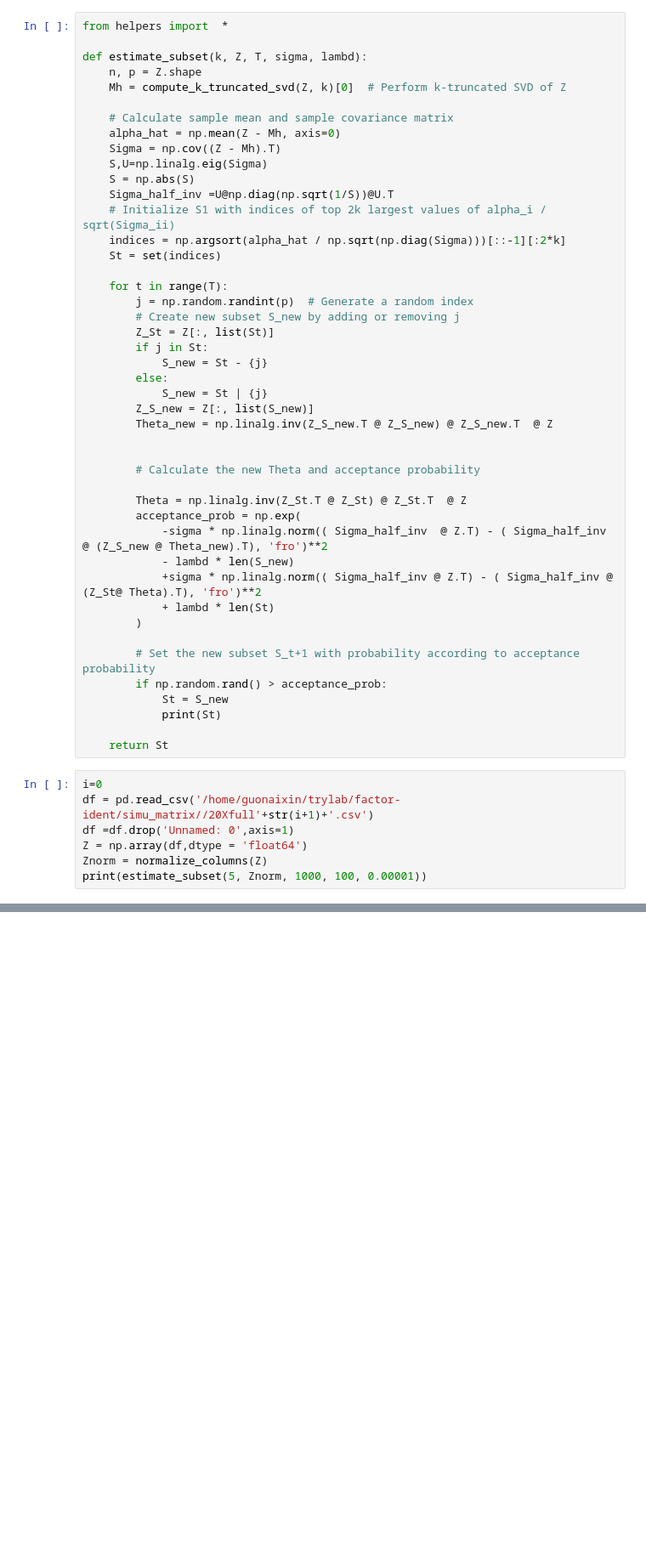
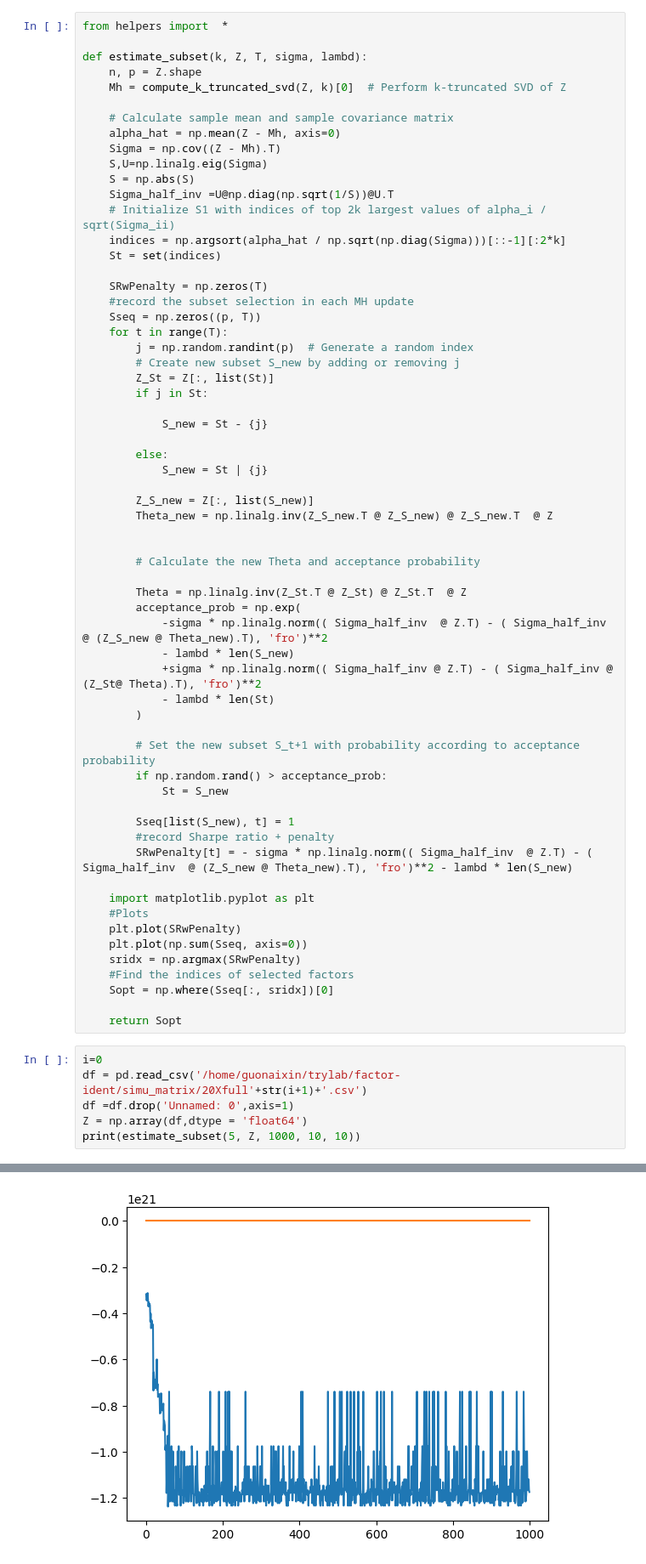
Before and after one commit to aaamini/factor-ident, a Jupyter notebook: m-h.ipynb, the cells around one changed output, grey strips where cells are left out. Shown: that part at 85% size. Drawn from its saved outputs; the diff is of its cells as text; blank space fills up the shorter version.

```diff
--- a/m-h.ipynb
+++ b/m-h.ipynb
@@ -82,14 +82,20 @@ def estimate_subset(k, Z, T, sigma, lambd):
     indices = np.argsort(alpha_hat / np.sqrt(np.diag(Sigma)))[::-1][:2*k]
     St = set(indices)
 
+    SRwPenalty = np.zeros(T)
+    #record the subset selection in each MH update
+    Sseq = np.zeros((p, T))
     for t in range(T):
         j = np.random.randint(p)  # Generate a random index
         # Create new subset S_new by adding or removing j
         Z_St = Z[:, list(St)]
         if j in St:
+
             S_new = St - {j}
+
         else:
             S_new = St | {j}
+
         Z_S_new = Z[:, list(S_new)]
         Theta_new = np.linalg.inv(Z_S_new.T @ Z_S_new) @ Z_S_new.T  @ Z
 
@@ -101,20 +107,30 @@ def estimate_subset(k, Z, T, sigma, lambd):
             -sigma * np.linalg.norm(( Sigma_half_inv  @ Z.T) - ( Sigma_half_inv  @ (Z_S_new @ Theta_new).T), 'fro')**2
             - lambd * len(S_new)
             +sigma * np.linalg.norm(( Sigma_half_inv @ Z.T) - ( Sigma_half_inv @ (Z_St@ Theta).T), 'fro')**2
-            + lambd * len(St)
+            - lambd * len(St)
         )
 
         # Set the new subset S_t+1 with probability according to acceptance probability
         if np.random.rand() > acceptance_prob:
             St = S_new
-            print(St)
 
-    return St
+        Sseq[list(S_new), t] = 1
+        #record Sharpe ratio + penalty
+        SRwPenalty[t] = - sigma * np.linalg.norm(( Sigma_half_inv  @ Z.T) - ( Sigma_half_inv  @ (Z_S_new @ Theta_new).T), 'fro')**2 - lambd * len(S_new)
+
+    import matplotlib.pyplot as plt
+    #Plots
+    plt.plot(SRwPenalty)
+    plt.plot(np.sum(Sseq, axis=0))
+    sridx = np.argmax(SRwPenalty)
+    #Find the indices of selected factors
+    Sopt = np.where(Sseq[:, sridx])[0]
+
+    return Sopt
 # %%
 i=0
-df = pd.read_csv('/home/guonaixin/trylab/factor-ident/simu_matrix//20Xfull'+str(i+1)+'.csv')
+df = pd.read_csv('/home/guonaixin/trylab/factor-ident/simu_matrix/20Xfull'+str(i+1)+'.csv')
 df =df.drop('Unnamed: 0',axis=1)
 Z = np.array(df,dtype = 'float64')
-Znorm = normalize_columns(Z)
-print(estimate_subset(5, Znorm, 1000, 100, 0.00001))
+print(estimate_subset(5, Z, 1000, 10, 10))
 # %% [output]
@@ -131,0 +138 @@ set()
+[figure, added]
```
Also changed, not shown: parts of 2 cells of this notebook.
